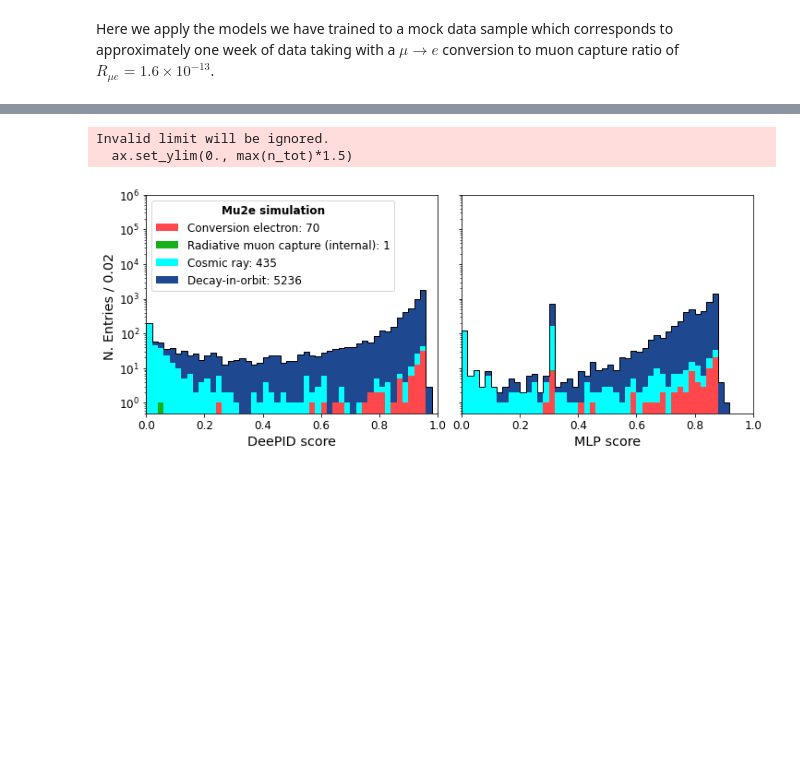
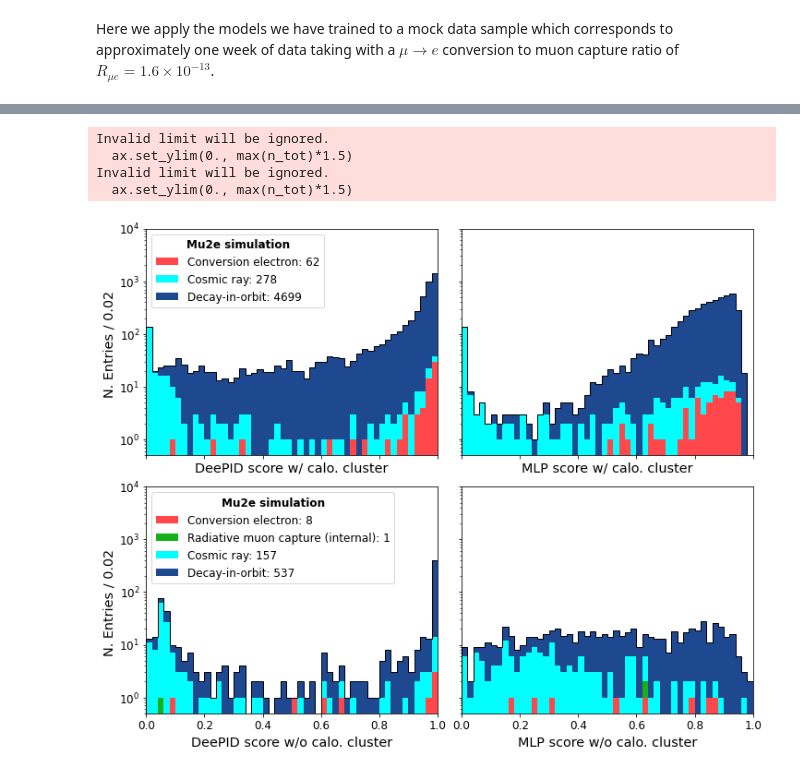
Before and after one commit to soleti/DeePID, a Jupyter notebook: DeePID.ipynb, the cells around one changed output, grey strips where cells are left out. Cells and saved outputs as stored; diff of their text form; code cells hidden in the pictures; blank space fills up the shorter version.

```diff
--- a/DeePID.ipynb
+++ b/DeePID.ipynb
@@ -289,5 +432,21 @@ df_run7['deepid'] = prediction_deepid_run7
+# %%
+prediction_global_nocalo_run7 = this_global_nocalo.predict(global_run7_nocalo)
+df_run7_nocalo['global_nocalo_nn'] = (prediction_global_nocalo_run7-min(prediction_global_nocalo_run7))/(max(prediction_global_nocalo_run7)-min(prediction_global_nocalo_run7))
+
+prediction_global_yescalo_run7 = this_global_yescalo.predict(global_run7_yescalo)
+df_run7_yescalo['global_yescalo_nn'] = (prediction_global_yescalo_run7-min(prediction_global_yescalo_run7))/(max(prediction_global_yescalo_run7)-min(prediction_global_yescalo_run7))
+# %%
+prediction_deepid_nocalo_run7 = this_deepid_nocalo.predict([np.stack([dedx_run7_nocalo, res_run7_nocalo, plane_run7_nocalo], axis=1), global_run7_nocalo])
+df_run7_nocalo['deepid_nocalo'] = (prediction_deepid_nocalo_run7-min(prediction_deepid_nocalo_run7))/(max(prediction_deepid_nocalo_run7)-min(prediction_deepid_nocalo_run7))
+
+prediction_deepid_yescalo_run7 = this_deepid_yescalo.predict([np.stack([dedx_run7_yescalo, res_run7_yescalo, plane_run7_yescalo], axis=1), global_run7_yescalo])
+df_run7_yescalo['deepid_yescalo'] = (prediction_deepid_yescalo_run7-min(prediction_deepid_yescalo_run7))/(max(prediction_deepid_yescalo_run7)-min(prediction_deepid_yescalo_run7))
+# %%
+import pandas as pd
+df_run7 = pd.concat((df_run7_nocalo, df_run7_yescalo))
 # %%
 df_run7['weight'] = 1
+df_run7 = df_run7.fillna(1.1)
 # %%
 cuts_run7 = (df_run7['de_status' ]> 0) & \
             (df_run7['t0'] > 700) & \
@@ -305,31 +464,53 @@ weights = {'mc': 1}
 
 my_plotter = plotter.Plotter(samples, weights)
 # %%
-fig, ax = plt.subplots(1, 2, constrained_layout=True, figsize=(10,4), sharey=True)
-my_plotter.plot_variable(ax[0],
-                         "deepid",
-                         title="DeePID score",
+fig, ax = plt.subplots(2, 2, constrained_layout=True, figsize=(10,8), sharey=True, sharex=True)
+my_plotter.plot_variable(ax[0][0],
+                         "deepid_yescalo",
+                         title="DeePID score w/ calo. cluster",
                          cat_var="gen",
                          query="mom>0",
                          x_range=(0,1),
                          bins=50)
-ax[0].set_yscale('log')
-ax[0].set_ylim(bottom=0.5)
 
-my_plotter.plot_variable(ax[1],
-                         "global_nn",
-                         title="MLP score",
+my_plotter.plot_variable(ax[0][1],
+                         "global_yescalo_nn",
+                         title="MLP score w/ calo. cluster",
                          cat_var="gen",
                          query="mom>0",
                          x_range=(0,1),
                          bins=50)
-ax[1].set_yscale('log')
-ax[1].set_ylim(bottom=0.5, top=1e6)
-ax[1].set_ylabel("")
-ax[1].get_legend().remove()
+ax[0][1].set_yscale('log')
+ax[0][1].set_ylim(bottom=0.5, top=1e4)
+ax[0][1].set_ylabel("")
+ax[0][1].get_legend().remove()
+
+my_plotter.plot_variable(ax[1][0],
+                         "deepid_nocalo",
+                         title="DeePID score w/o calo. cluster",
+                         cat_var="gen",
+                         query="mom>0",
+                         x_range=(0,1),
+                         bins=50)
+
+my_plotter.plot_variable(ax[1][1],
+                         "global_nocalo_nn",
+                         title="MLP score w/o calo. cluster",
+                         cat_var="gen",
+                         query="mom>0",
+                         x_range=(0,1),
+                         bins=50)
+
+ax[1][1].set_yscale('log')
+ax[1][1].set_ylim(bottom=0.5, top=1e4)
+ax[1][1].set_ylabel("")
+ax[1][1].get_legend().remove()
+
 fig.savefig("scores.pdf")
 # %% [output]
 Invalid limit will be ignored.
   ax.set_ylim(0., max(n_tot)*1.5)
+Invalid limit will be ignored.
+  ax.set_ylim(0., max(n_tot)*1.5)
-[figure, old version]
+[figure, new version]
 # %%
```
Also changed, not shown: parts of 57 cells of this notebook, 1 other file.
